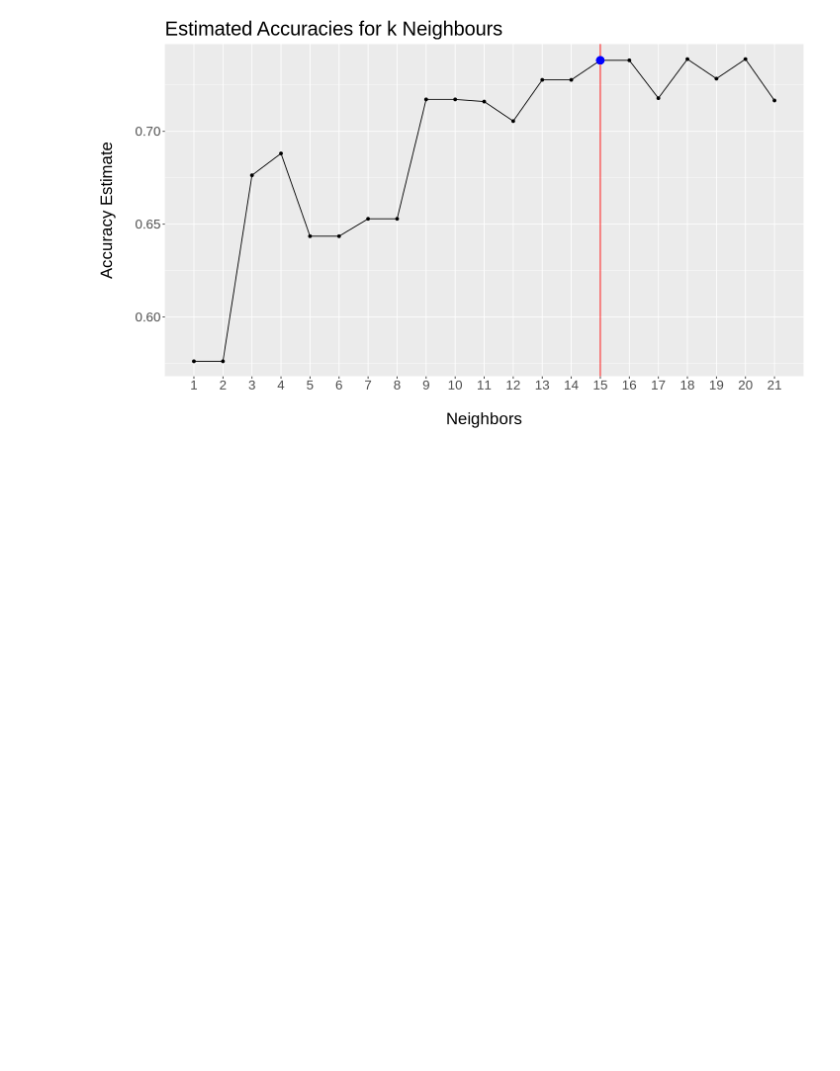
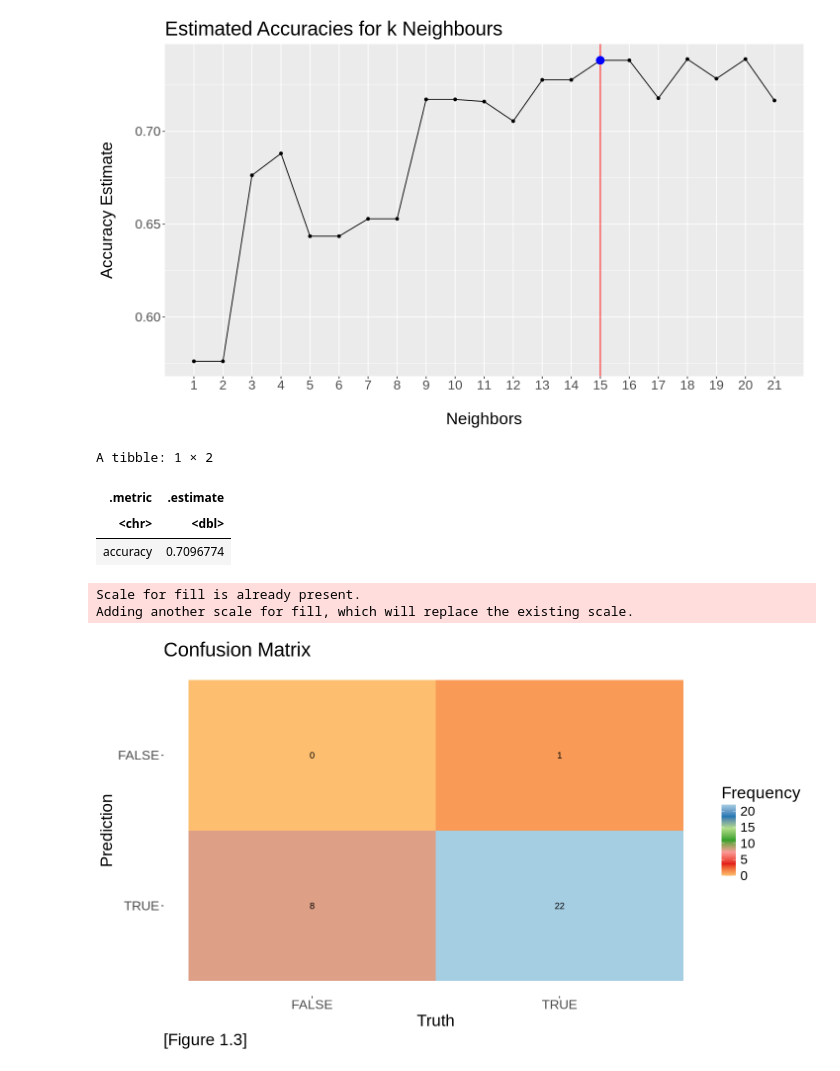
Before and after one commit to karunaj28/DSCI100-Group-Project, a Jupyter notebook: group-final.ipynb, the cells around one changed output. Cells and saved outputs as stored; diff of their text form; code cells hidden in the pictures; blank space fills up the shorter version.

Commit message:
data analysis

```diff
--- a/group-final.ipynb
+++ b/group-final.ipynb
@@ -265,3 +265,38 @@ Warning message in geom_point(aes(x = 15, y = ky), size = 4, colour = "blue"):
 ℹ Please consider using `annotate()` or provide this layer with data containing
   a single row.”
 [figure]
+# %%
+knn_best_spec <- nearest_neighbor(weight_func = "rectangular", neighbors = 13) |>
+    set_engine("kknn") |>
+    set_mode("classification")
+
+ps_fit <- workflow() |>
+  add_recipe(ps_recipe) |>
+  add_model(knn_best_spec) |>
+  fit(data = ps_train)
+
+ps_predictions <- predict(ps_fit, ps_test) |>
+    bind_cols(ps_test)
+
+ps_acc <- ps_predictions |>
+    metrics(truth = subscribe, estimate = .pred_class) |>
+    select(.metric, .estimate) |>
+    head(1)
+ps_acc
+
+ps_cm <- ps_predictions |>
+    conf_mat(truth = subscribe, estimate = .pred_class)
+
+autoplot(ps_cm, type = "heatmap") +
+    scale_fill_distiller(palette = "Paired", name = "Frequency") + #color blind friendly
+    labs(title = "Confusion Matrix", caption = "[Figure 1.3]") +
+    theme(legend.position = "right", text = element_text(size = 20),
+          plot.caption = element_text(size = 20, hjust = 0))
+# %% [output]
+A tibble: 1 × 2
+| .metric | .estimate |
+| <chr> | <dbl> |
+| accuracy | 0.7096774 |
+Scale for fill is already present.
+Adding another scale for fill, which will replace the existing scale.
+[figure, added]
```
